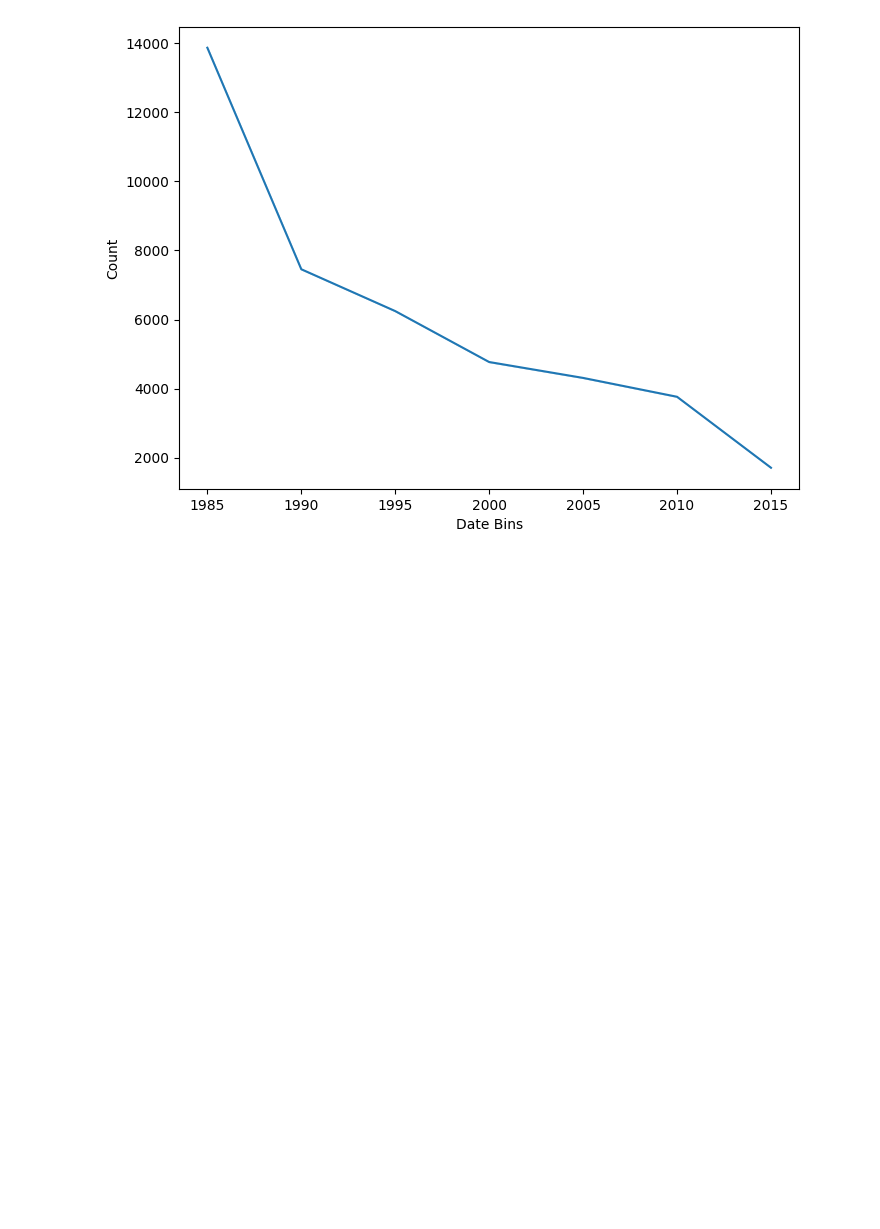
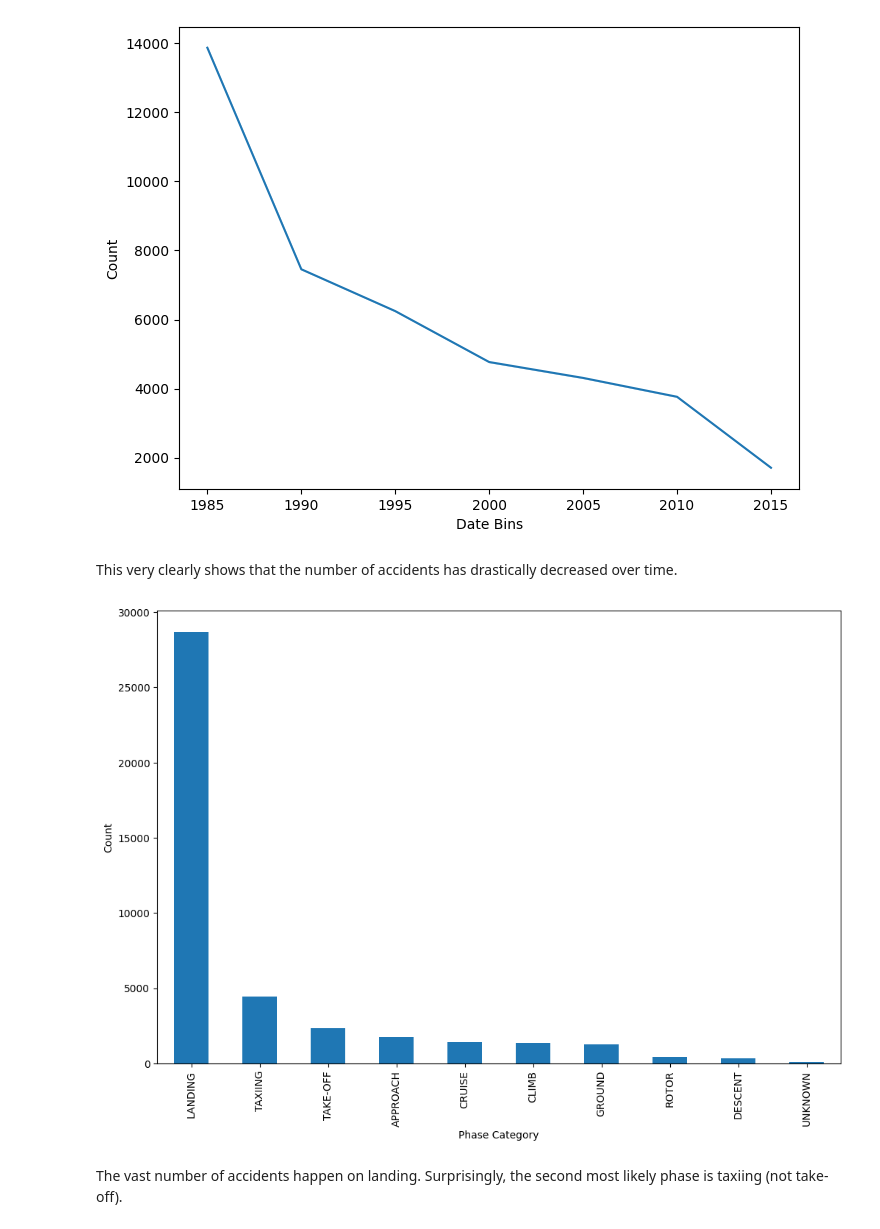
Before and after one commit to helloklow/aviation_accidents, a Jupyter notebook: notebooks/eda.ipynb, the cells around one changed output. Saved outputs shown, nothing was run; the diff lists cells and outputs as text; code cells hidden in the pictures; blank space fills up the shorter version.

Commit message:
add phase category bar chart

```diff
--- a/notebooks/eda.ipynb
+++ b/notebooks/eda.ipynb
@@ -395,3 +395,30 @@ p=sns.lineplot(data=year_df, x='Date Bins', y='Count') #, hue='incident_type'
 #sns.move_legend(p, 'lower center', bbox_to_anchor=(.5, 1), ncol=5, title=None, frameon=False)
 # %% [output]
 [figure]
+# %% [markdown]
+This very clearly shows that the number of accidents has drastically decreased over time.
+# %%
+# Bar Plot: Phase Category
+
+# Get count
+count=df['Phase Category'].value_counts(ascending=False)
+
+# Set the size of the plot
+plt.figure(figsize=(12, 8))
+
+# Plot the bar plot
+count.plot(kind='bar')
+
+# Set title and labels
+plt.xlabel('Phase Category')
+plt.ylabel('Count')
+
+# Rotate x-axis labels for better readability and increase font size
+plt.xticks(rotation=90, fontsize=10)
+
+# Show plot
+plt.show()
+# %% [output]
+[figure, added]
+# %% [markdown]
+The vast number of accidents happen on landing. Surprisingly, the second most likely phase is taxiing (not take-off).
```
Also changed, not shown: parts of 1 cell of this notebook.
